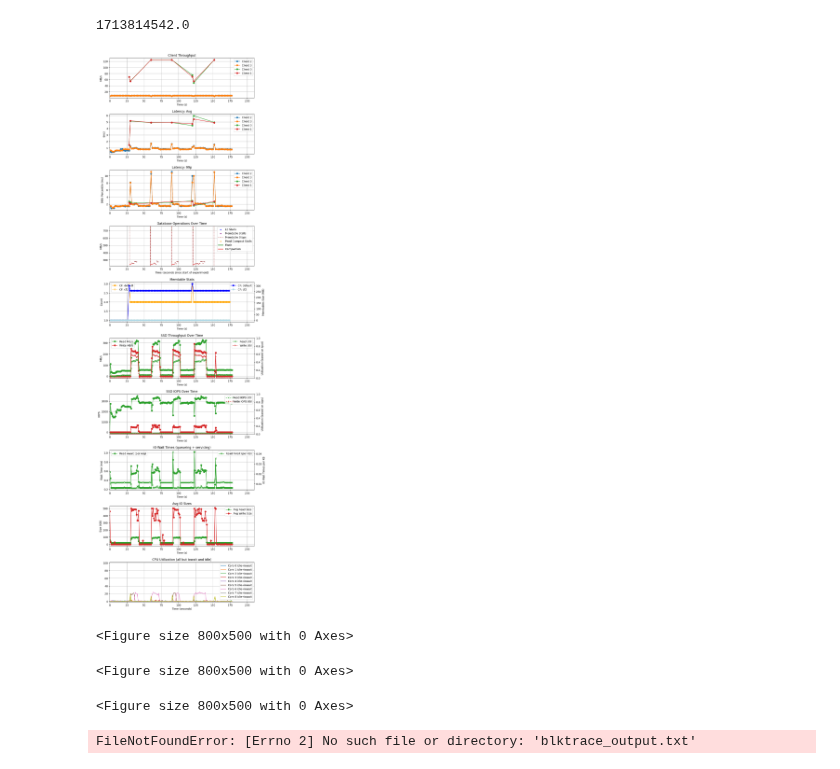
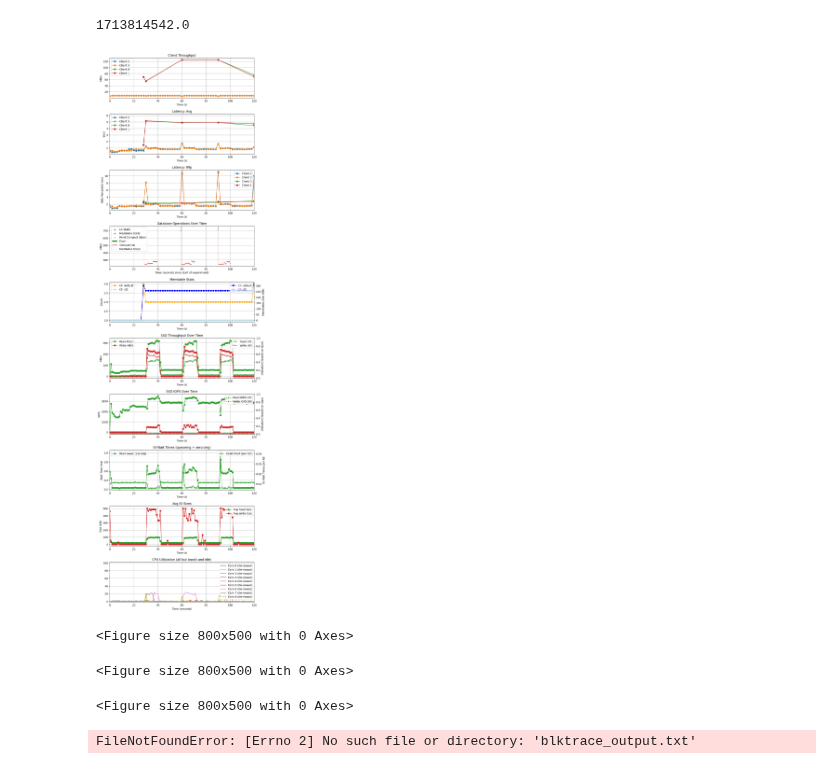
Before and after one commit to tyler-griggs/YCSB-cpp, a Jupyter notebook: analysis.ipynb, the cells around one changed output. Cells and saved outputs as stored; diff of their text form; code cells hidden in the pictures.

Commit message:
improve plotting

```diff
--- a/analysis.ipynb
+++ b/analysis.ipynb
@@ -319,19 +319,13 @@ def plot_rocksdb_events(axs, experiment_start_time, xlim, fig_loc):
     # Plot L0 and Memtable Stalls
     axs[fig_loc[0]].scatter(l0_timestamps, l0_rates, label='L0 Stalls', color='blue', s=10)
     axs[fig_loc[0]].scatter(memtable_timestamps, memtable_rates, label='Memtable Stalls', color='purple', s=10)
-    for i in range(len(memtable_stop_timestamps)):
-        memtable_stop_ts = memtable_stop_timestamps[i]
-        if i == 0:
-            axs[fig_loc[0]].axvline(x=memtable_stop_ts, color='brown', linestyle='--', linewidth=1, label = 'Memtable Stops')
-        else:
-            axs[fig_loc[0]].axvline(x=memtable_stop_ts, color='brown', linestyle='--', linewidth=1)
 
     # axs[fig_loc[0]].scatter(memtable_stop_timestamps, memtable_stops, label='Memtable Stops', color='brown', s=10)
     axs[fig_loc[0]].scatter(pending_compaction_timestamps, pending_compaction_rates, label='Pend Compact Stalls', color='orange', s=10)
 
     # Plot Flush Events
     for start_time, rate, duration in flush_data:
-        axs[fig_loc[0]].hlines(rate, start_time - experiment_start_time, (start_time + duration) - experiment_start_time, colors='green', linewidth=2, label='Flush' if flush_data.index((start_time, rate, duration)) == 0 else "")
+        axs[fig_loc[0]].hlines(rate, start_time - experiment_start_time, (start_time + duration) - experiment_start_time, colors='green', linewidth=4, label='Flush' if flush_data.index((start_time, rate, duration)) == 0 else "")
 
     # Plot Compaction Events
     for start_time, end_time, read_rate, write_rate, output_level in compaction_data:
@@ -339,6 +333,13 @@ def plot_rocksdb_events(axs, experiment_start_time, xlim, fig_loc):
         axs[fig_loc[0]].hlines(write_rate, start_time - experiment_start_time, end_time - experiment_start_time, colors=color, linewidth=2, label='Compaction' if compaction_data.index((start_time, end_time, read_rate, write_rate, output_level)) == 0 else "")
         # axs[fig_loc[0]].hlines(read_rate, start_time - experiment_start_time, end_time - experiment_start_time, colors=color, linewidth=2, label='Compaction Read' if compaction_data.index((start_time, end_time, read_rate, write_rate, output_level)) == 0 else "")
         # axs[fig_loc[0]].hlines(write_rate, start_time - experiment_start_time, end_time - experiment_start_time, colors=color, linewidth=2, label='Compaction Write' if compaction_data.index((start_time, end_time, read_rate, write_rate, output_level)) == 0 else "")
+
+    for i in range(len(memtable_stop_timestamps)):
+        memtable_stop_ts = memtable_stop_timestamps[i]
+        if i == 0:
+            axs[fig_loc[0]].axvline(x=memtable_stop_ts, color='brown', linestyle='--', linewidth=0.5, label = 'Memtable Stops', alpha=0.5)
+        else:
+            axs[fig_loc[0]].axvline(x=memtable_stop_ts, color='brown', linestyle='--', linewidth=0.5, alpha=0.5)
 
     axs[fig_loc[0]].set_title('Database Operations Over Time')
     axs[fig_loc[0]].set_xlabel('Time (seconds since start of experiment)')
@@ -509,24 +510,24 @@ def plot_cpu_util(axs, start_time_shift, xlim, fig_loc):
 # %%
 def generate_plots(xlim):
   fig, axs = plt.subplots(10, 1, figsize=(10, 38))
   plt.subplots_adjust(hspace=0.4)
   start_time = plot_client_results(axs, xlim)
   plot_rocksdb_events(axs, start_time, xlim, (3,0))
   plot_memtable_stats(axs, xlim, (4,0))
 
   start_time_shift = 0
   plot_overall_tputs(axs, start_time_shift, xlim, (5,0))
   plot_overall_iops(axs, start_time_shift, xlim, (6,0))
   plot_io_waittimes(axs, start_time_shift, xlim, (7,0))
   plot_io_reqsize(axs, start_time_shift, xlim, (8,0))
   plot_cpu_util(axs, start_time_shift, xlim, (9,0))
   plt.show()
 
-xlim = (0, 210)
+xlim = (0, 120)
 generate_plots(xlim)
 # %% [output]
 1713814542.0
-[figure, old version]
+[figure, new version]
 <Figure size 800x500 with 0 Axes>
 <Figure size 800x500 with 0 Axes>
 <Figure size 800x500 with 0 Axes>
```
